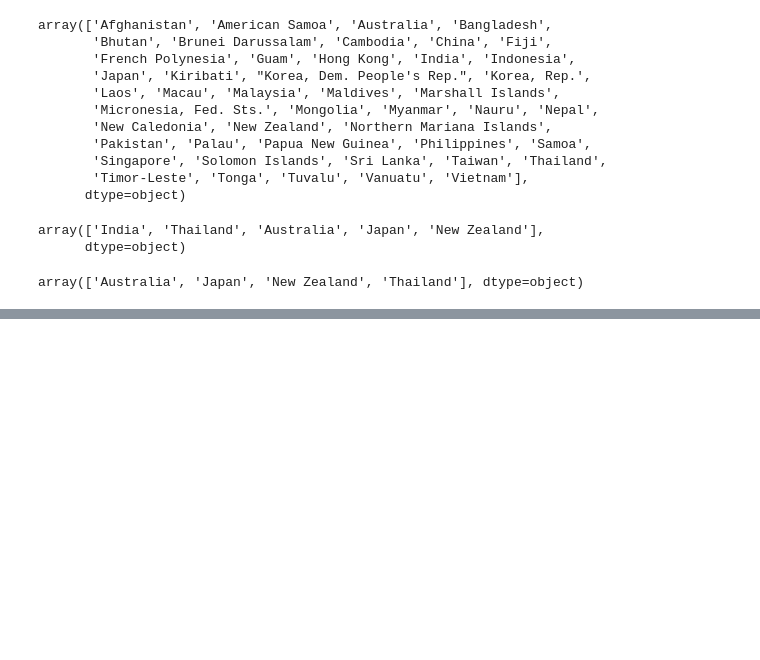
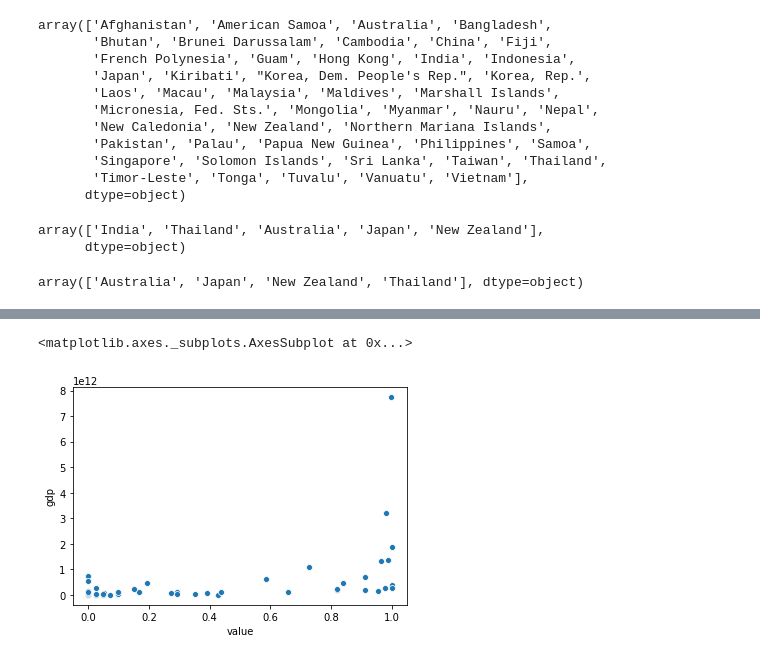
Before and after one commit to dianaow/dianaow.github.io, a Jupyter notebook: SWDchallenge/data/data_processing.ipynb, the cells around one changed output, grey strips where cells are left out. Cells and saved outputs as stored; diff of their text form; code cells hidden in the pictures; blank space fills up the shorter version.

```diff
--- a/SWDchallenge/data/data_processing.ipynb
+++ b/SWDchallenge/data/data_processing.ipynb
@@ -530,0 +654,5 @@ array(['Australia', 'Japan', 'New Zealand', 'Thailand'], dtype=object)
+# %%
+for i,row in d_ratio.iterrows():
+    for year in range(1973, 2014):
+        if(d_ratio.loc[i, year])==0:
+            d_ratio.loc[i, year] = -r_ratio[r_ratio['country'] == d_ratio.loc[i].country][year].values[0]
@@ -530,0 +724,10 @@ array(['Australia', 'Japan', 'New Zealand', 'Thailand'], dtype=object)
+# %%
+# Aggregate aid and GDP of 40 years
+
+gdp_m = pd.melt(gdp, id_vars=['country']).rename(columns={'variable': 'year'})
+gdp_m['year'] = gdp_m['year'].astype(int)
+gdp_m = gdp_m[(gdp_m['year'] > 1970) & (gdp_m['year'] < 2015)]
+gdp_m_agg = gdp_m.groupby('country').mean().reset_index()
+all_country_PT1_new_agg = all_country_PT1_new.groupby(['country']).mean().reset_index()
+all_country_PT1_new_agg = pd.merge(all_country_PT1_new_agg, gdp_m_agg.rename(columns={'value': 'gdp'}), on=['country'], how='left')
+all_country_PT1_new_agg
@@ -530,0 +752,5 @@ array(['Australia', 'Japan', 'New Zealand', 'Thailand'], dtype=object)
+# %%
+sns.scatterplot(x="value", y="gdp", data=all_country_PT1_new_agg )
+# %% [output]
+<matplotlib.axes._subplots.AxesSubplot at 0x...>
+[figure, added]
```
Also changed, not shown: parts of 37 cells of this notebook, 10 other files.
